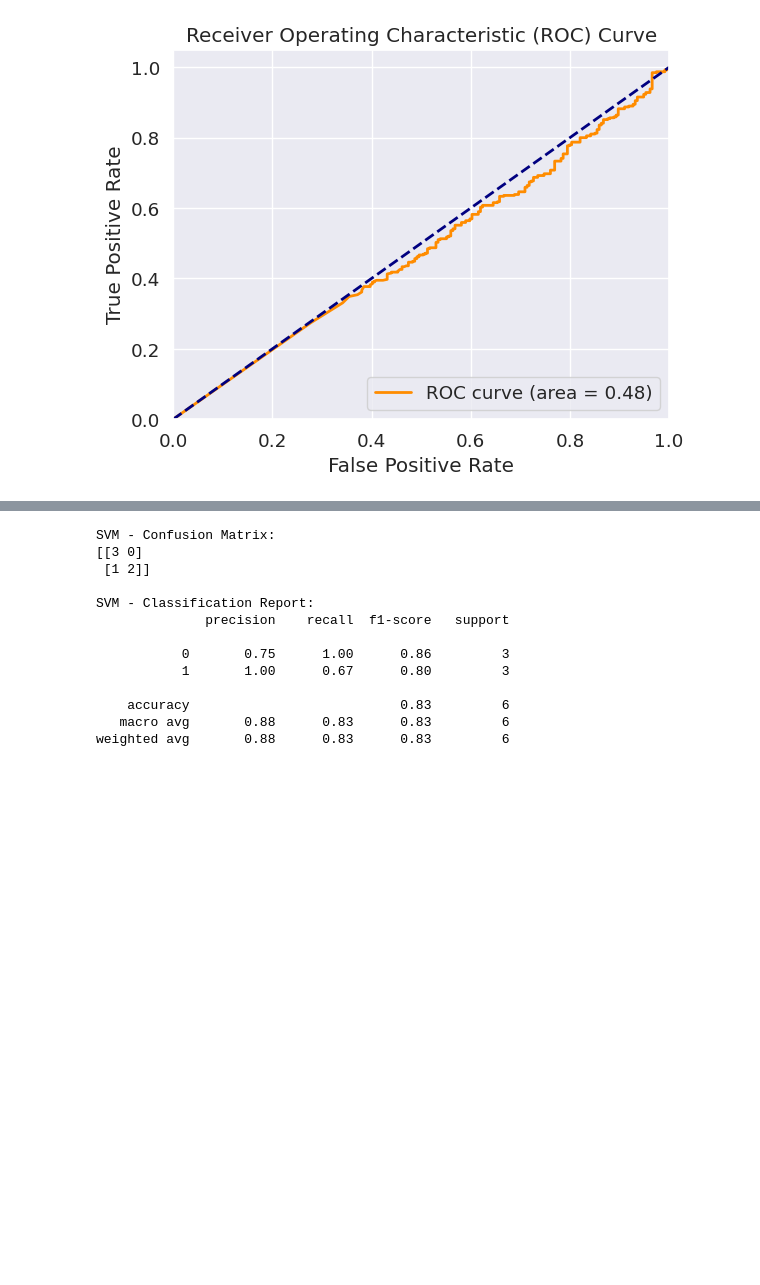
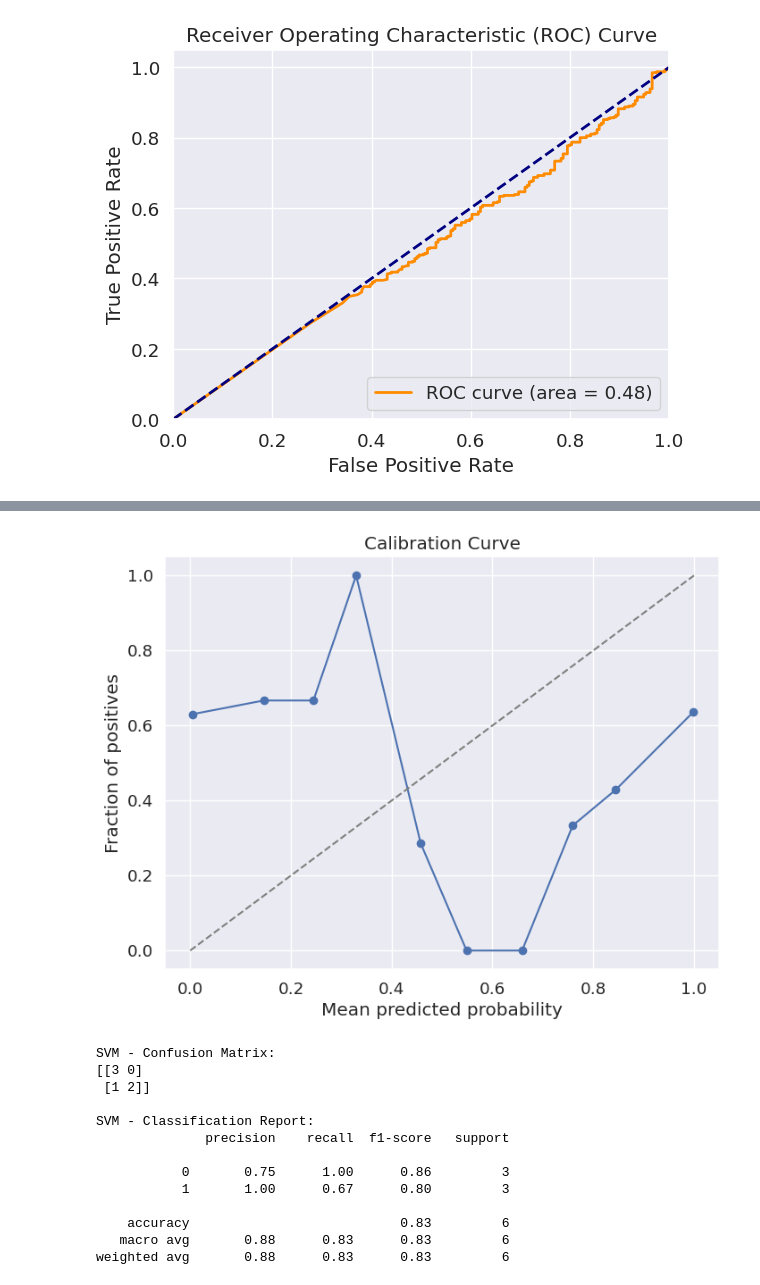
Before and after one commit to Krishnaugale353/Pnemonia-Detection-using-ML, a Jupyter notebook: Pnemonia_Detection.ipynb, the cells around one changed output, grey strips where cells are left out. Cells and saved outputs as stored; diff of their text form; code cells hidden in the pictures; blank space fills up the shorter version.

```diff
--- a/Pnemonia_Detection.ipynb
+++ b/Pnemonia_Detection.ipynb
@@ -237,3 +237,27 @@ plt.show()
 # %% [output]
 104/104 [==============================] - 15s 142ms/step
 [figure]
+# %%
+import numpy as np
+import matplotlib.pyplot as plt
+from sklearn.calibration import calibration_curve
+
+# Get predicted probabilities for the 'PNEUMONIA' class
+predicted_probabilities = final_model.predict(test_set, steps=len(test_set))[:, 1]
+
+# Get true labels
+true_labels = test_set.classes
+
+# Compute calibration curve
+prob_true, prob_pred = calibration_curve(true_labels, predicted_probabilities, n_bins=10, strategy='uniform')
+
+# Plot calibration curve
+plt.figure(figsize=(8, 6))
+plt.plot(prob_pred, prob_true, marker='o', linestyle='-')
+plt.plot([0, 1], [0, 1], linestyle='--', color='gray')
+plt.xlabel('Mean predicted probability')
+plt.ylabel('Fraction of positives')
+plt.title('Calibration Curve')
+plt.grid(True)
+plt.show()
+# %% [output]
@@ -240,3 +265,4 @@ plt.show()
+[figure, added]
 # %%
 from sklearn.svm import SVC
 from sklearn.pipeline import make_pipeline
```
Also changed, not shown: parts of 1 cell of this notebook.
